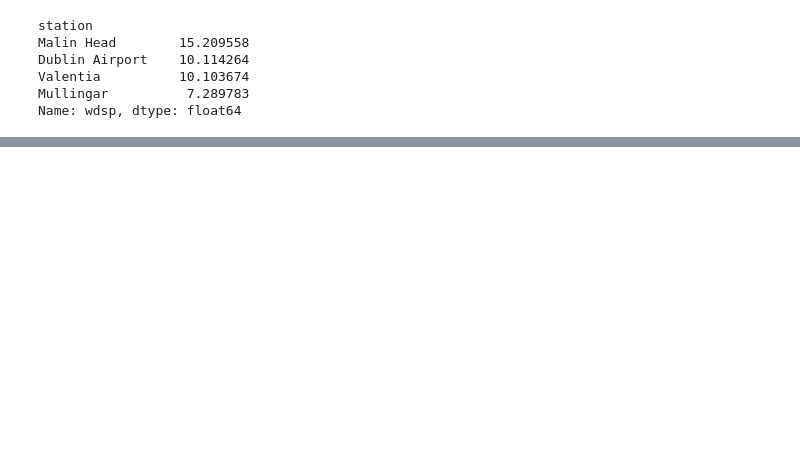
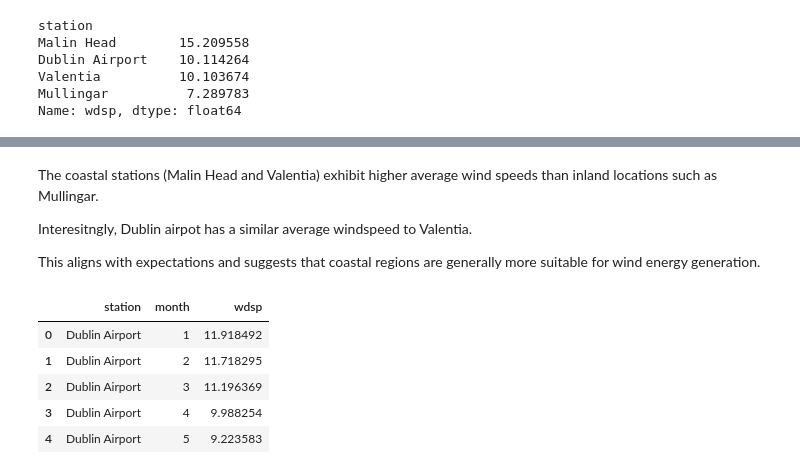
Before and after one commit to philipcullen93/programming_for_data_analytics_project, a Jupyter notebook: wind_energy_analysis.ipynb, the cells around one changed output, grey strips where cells are left out. Saved outputs shown, nothing was run; the diff lists cells and outputs as text; code cells hidden in the pictures; blank space fills up the shorter version.

```diff
--- a/wind_energy_analysis.ipynb
+++ b/wind_energy_analysis.ipynb
@@ -231,0 +248,22 @@ Name: wdsp, dtype: float64
+# %% [markdown]
+The coastal stations (Malin Head and Valentia) exhibit higher average wind speeds than inland locations such as Mullingar.
+
+Interesitngly, Dublin airpot has a similar average windspeed to Valentia.
+
+This aligns with expectations and suggests that coastal regions are generally more suitable for wind energy generation.
+# %%
+monthly_wind = (
+    df_wind
+    .groupby(["station", "month"])["wdsp"]
+    .mean()
+    .reset_index()
+)
+
+monthly_wind.head()
+# %% [output]
+|  | station | month | wdsp |
+| 0 | Dublin Airport | 1 | 11.918492 |
+| 1 | Dublin Airport | 2 | 11.718295 |
+| 2 | Dublin Airport | 3 | 11.196369 |
+| 3 | Dublin Airport | 4 | 9.988254 |
+| 4 | Dublin Airport | 5 | 9.223583 |
```
Also changed, not shown: parts of 6 cells of this notebook.
